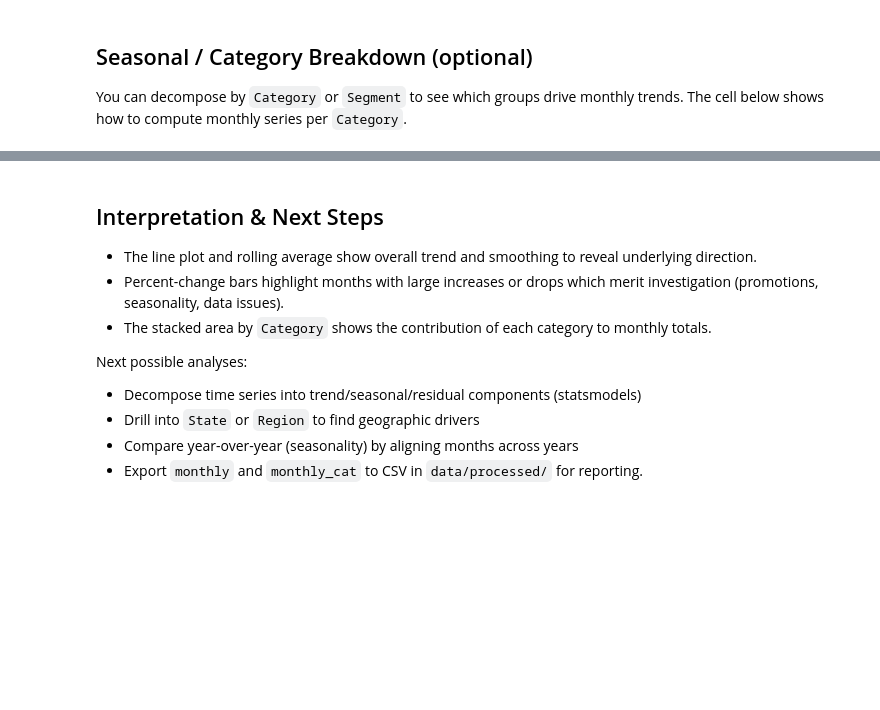
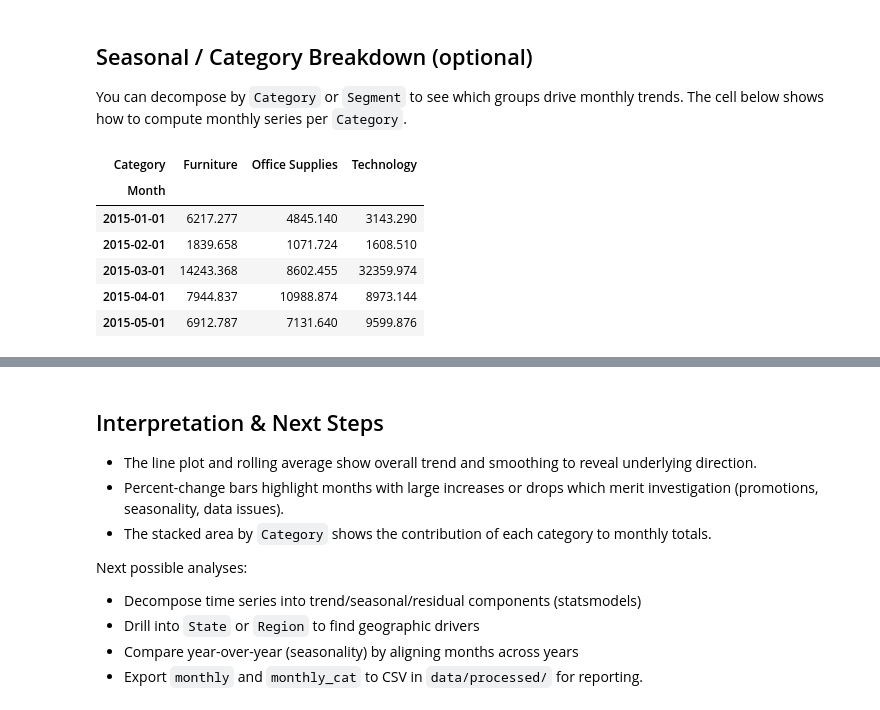
Before and after one commit to WebCraftPhil/superstore-sales-analysis, a Jupyter notebook: notebooks/03_monthly_sales_trends.ipynb, the cells around one changed output, grey strips where cells are left out. Saved outputs shown, nothing was run; the diff lists cells and outputs as text; code cells hidden in the pictures; blank space fills up the shorter version.

```diff
--- a/notebooks/03_monthly_sales_trends.ipynb
+++ b/notebooks/03_monthly_sales_trends.ipynb
@@ -66,9 +83,17 @@ plt.show()
 You can decompose by `Category` or `Segment` to see which groups drive monthly trends. The cell below shows how to compute monthly series per `Category`.
 # %%
 # Monthly sales by Category (pivot table)
-monthly_cat = df.groupby([pd.to_datetime(df['Order Date'].dt.to_period('M').astype(str)), 'Category'])['Sales'].sum().reset_index().pivot(index=0, columns=1, values='Sales').fillna(0)
+monthly_cat = df.groupby([pd.to_datetime(df['Order Date'].dt.to_period('M').astype(str)), 'Category'])['Sales'].sum().reset_index().pivot(index='Order Date', columns='Category', values='Sales').fillna(0)
 monthly_cat.index.name = 'Month'
 monthly_cat.head()
+# %% [output]
+| Category | Furniture | Office Supplies | Technology |
+| Month |  |  |  |
+| 2015-01-01 | 6217.277 | 4845.140 | 3143.290 |
+| 2015-02-01 | 1839.658 | 1071.724 | 1608.510 |
+| 2015-03-01 | 14243.368 | 8602.455 | 32359.974 |
+| 2015-04-01 | 7944.837 | 10988.874 | 8973.144 |
+| 2015-05-01 | 6912.787 | 7131.640 | 9599.876 |
 # %%
 # Plot monthly sales by Category (stacked area)
 plt.figure(figsize=(12,5))
```
Also changed, not shown: parts of 6 cells of this notebook, 25 other files.
